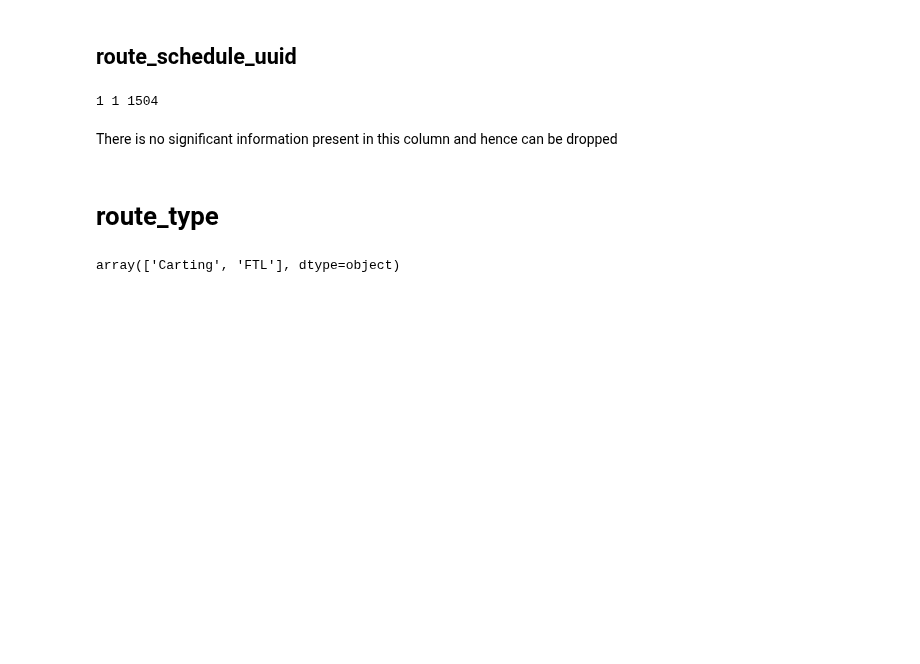
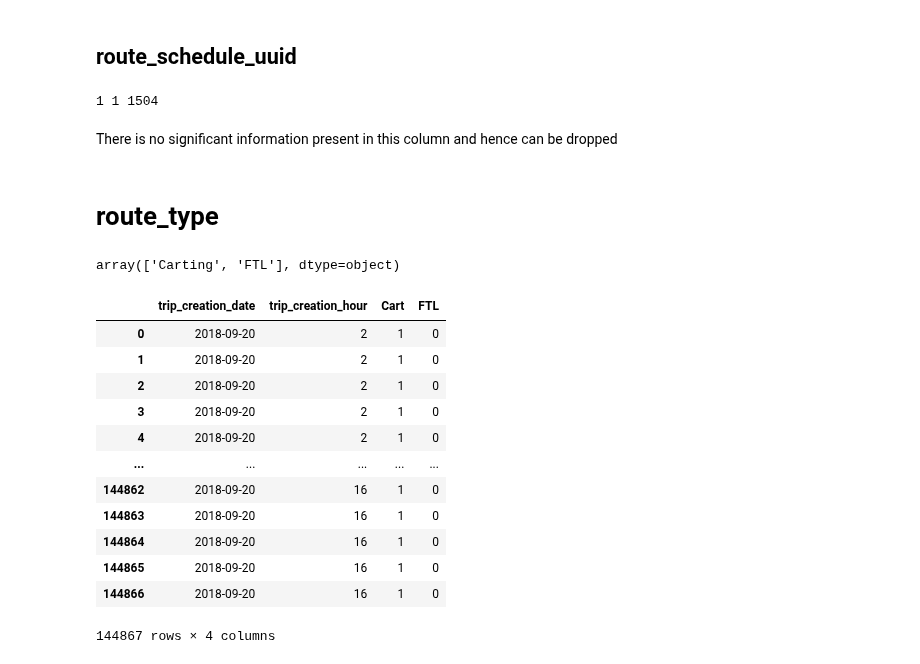
Before and after one commit to muthuganeshece/Business-Case-Study, a Jupyter notebook: Delhivery/Notebook/Delhivery_FeatureEngineering.ipynb, the cells around one changed output. Drawn from its saved outputs; the diff is of its cells as text; code cells hidden in the pictures; blank space fills up the shorter version.

Commit message:
Feature extraction for route type

```diff
--- a/Delhivery/Notebook/Delhivery_FeatureEngineering.ipynb
+++ b/Delhivery/Notebook/Delhivery_FeatureEngineering.ipynb
@@ -174,3 +174,21 @@ There is no significant information present in this column and hence can be drop
 data['route_type'].unique()
 # %% [output]
 array(['Carting', 'FTL'], dtype=object)
+# %%
+df[['Cart', 'FTL']] = pd.get_dummies(data['route_type'], columns=['route_type'])
+# %%
+df
+# %% [output]
+|  | trip_creation_date | trip_creation_hour | Cart | FTL |
+| 0 | 2018-09-20 | 2 | 1 | 0 |
+| 1 | 2018-09-20 | 2 | 1 | 0 |
+| 2 | 2018-09-20 | 2 | 1 | 0 |
+| 3 | 2018-09-20 | 2 | 1 | 0 |
+| 4 | 2018-09-20 | 2 | 1 | 0 |
+| ... | ... | ... | ... | ... |
+| 144862 | 2018-09-20 | 16 | 1 | 0 |
+| 144863 | 2018-09-20 | 16 | 1 | 0 |
+| 144864 | 2018-09-20 | 16 | 1 | 0 |
+| 144865 | 2018-09-20 | 16 | 1 | 0 |
+| 144866 | 2018-09-20 | 16 | 1 | 0 |
+144867 rows × 4 columns
```
